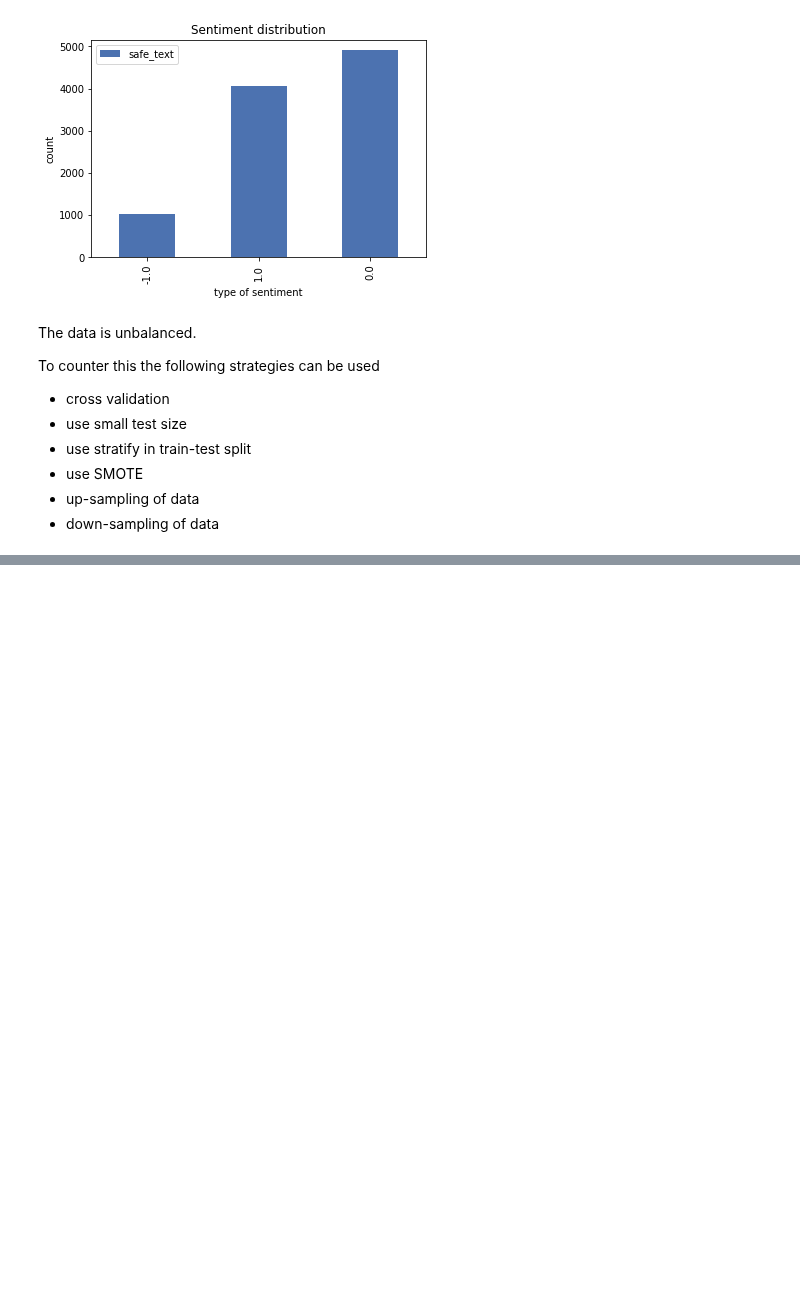
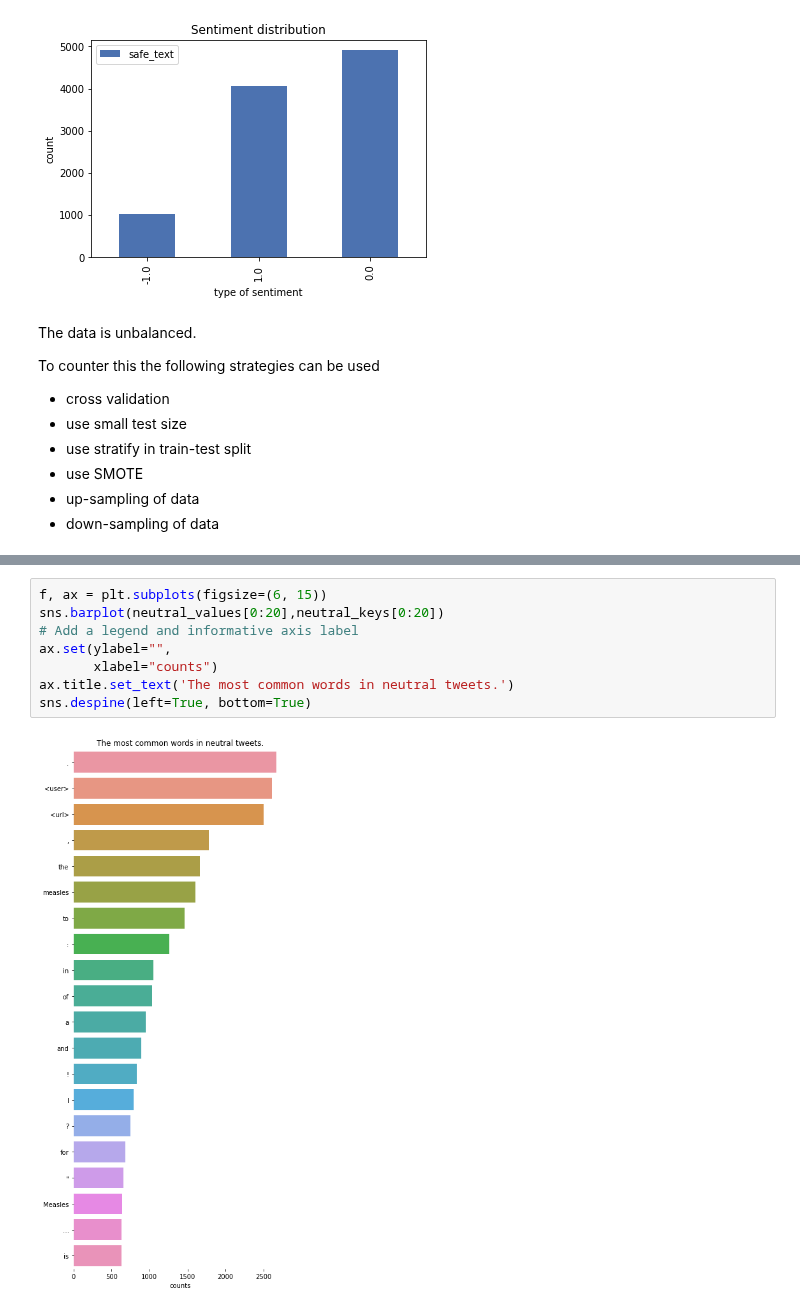
Before and after one commit to monicafar147/To-vaccinate-or-not-, a Jupyter notebook: main.ipynb, the cells around one changed output, grey strips where cells are left out. Saved outputs shown, nothing was run; the diff lists cells and outputs as text; blank space fills up the shorter version.

```diff
--- a/main.ipynb
+++ b/main.ipynb
@@ -128,0 +179,10 @@ To counter this the following strategies can be used
+# %%
+f, ax = plt.subplots(figsize=(6, 15))
+sns.barplot(neutral_values[0:20],neutral_keys[0:20])
+# Add a legend and informative axis label
+ax.set(ylabel="",
+       xlabel="counts")
+ax.title.set_text('The most common words in neutral tweets.')
+sns.despine(left=True, bottom=True)
+# %% [output]
+[figure, added]
```
Also changed, not shown: parts of 8 cells of this notebook.
